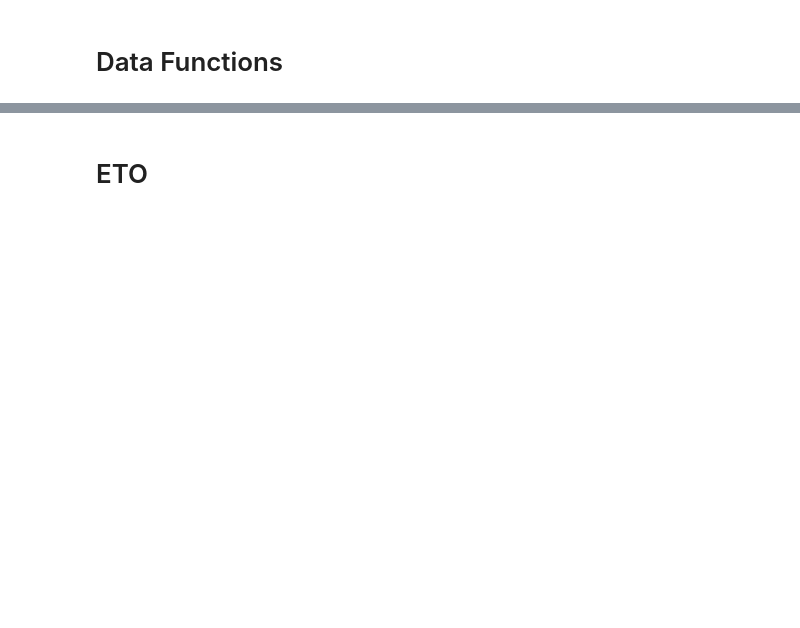
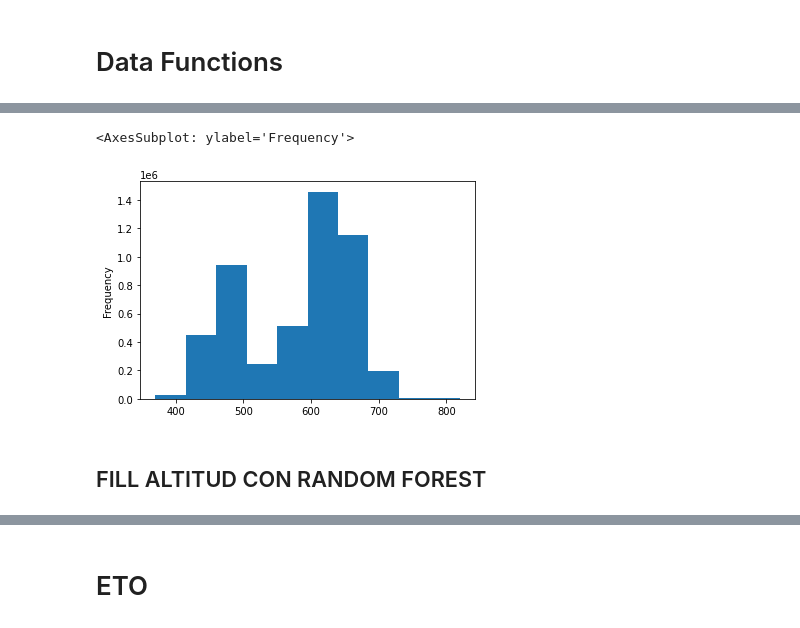
Before and after one commit to Bycarkos/DataHack_Wine_Prediction, a Jupyter notebook: src/Exploracio_Df_Carlos.ipynb, the cells around one changed output, grey strips where cells are left out. Cells and saved outputs as stored; diff of their text form; code cells hidden in the pictures; blank space fills up the shorter version.

```diff
--- a/src/Exploracio_Df_Carlos.ipynb
+++ b/src/Exploracio_Df_Carlos.ipynb
@@ -86,5 +90,0 @@ Name: precip24Hour, Length: 1262, dtype: int64
-# %%
-## Creating new rows with the splited values of the altitud
-df_train["ALTITUD"] = df_train["ALTITUD"].apply(lambda x: str(x).split("-"))
-print(df_train.shape)
-df_train = df_train.explode("ALTITUD")
@@ -178,0 +91,5 @@ array([26, 32, 59, 40, 87, 17, 52, 81, 68,  9, 71, 15, 84, 62,  8, 43, 65,
+# %%
+import copy
+aggregated_by_days = df_meteo_clean.groupby(["ID_ESTACION","CAMPAÑA","month", "day"]).mean().reset_index()
+# %%
+joined = aggregated_by_days.merge(df_train, how='inner', on=["ID_ESTACION", "CAMPAÑA"])
@@ -178,0 +116,9 @@ array([26, 32, 59, 40, 87, 17, 52, 81, 68,  9, 71, 15, 84, 62,  8, 43, 65,
+# %%
+joined = convert_altitud(joined)
+# %%
+joined.loc[joined["ALTITUD"] != "nan", "ALTITUD"].plot.hist()
+# %% [output]
+<AxesSubplot: ylabel='Frequency'>
+[figure, added]
+# %% [markdown]
+## FILL ALTITUD CON RANDOM FOREST
```
Also changed, not shown: parts of 27 cells of this notebook, 7 other files.
